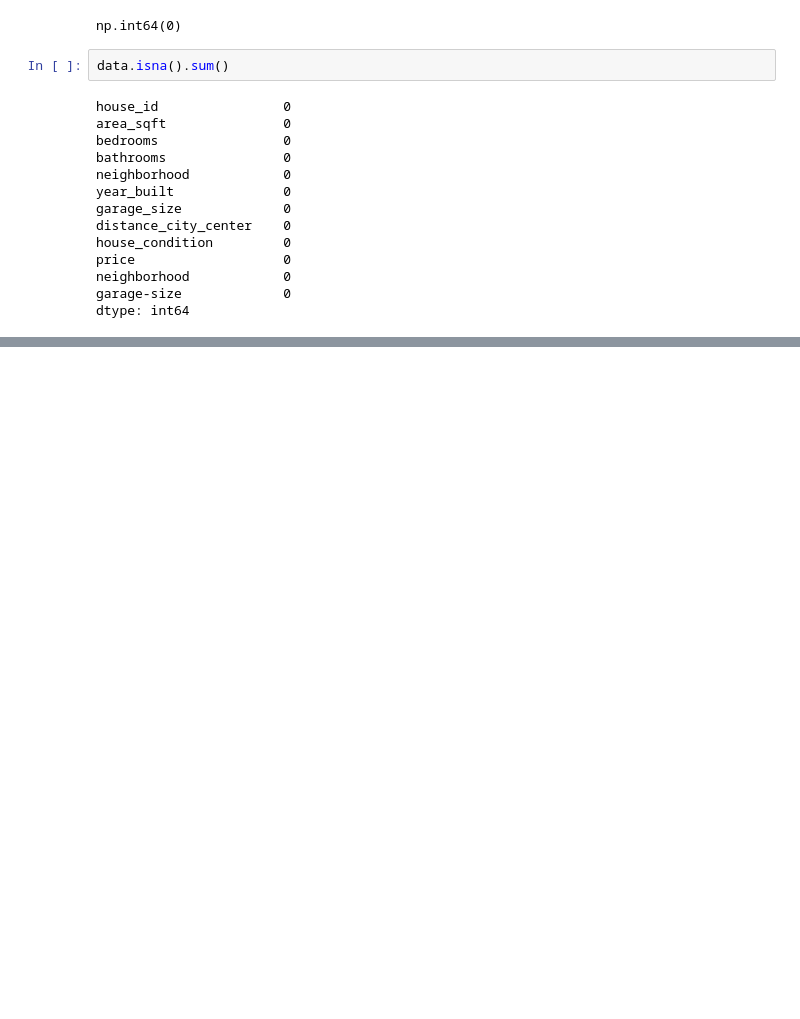
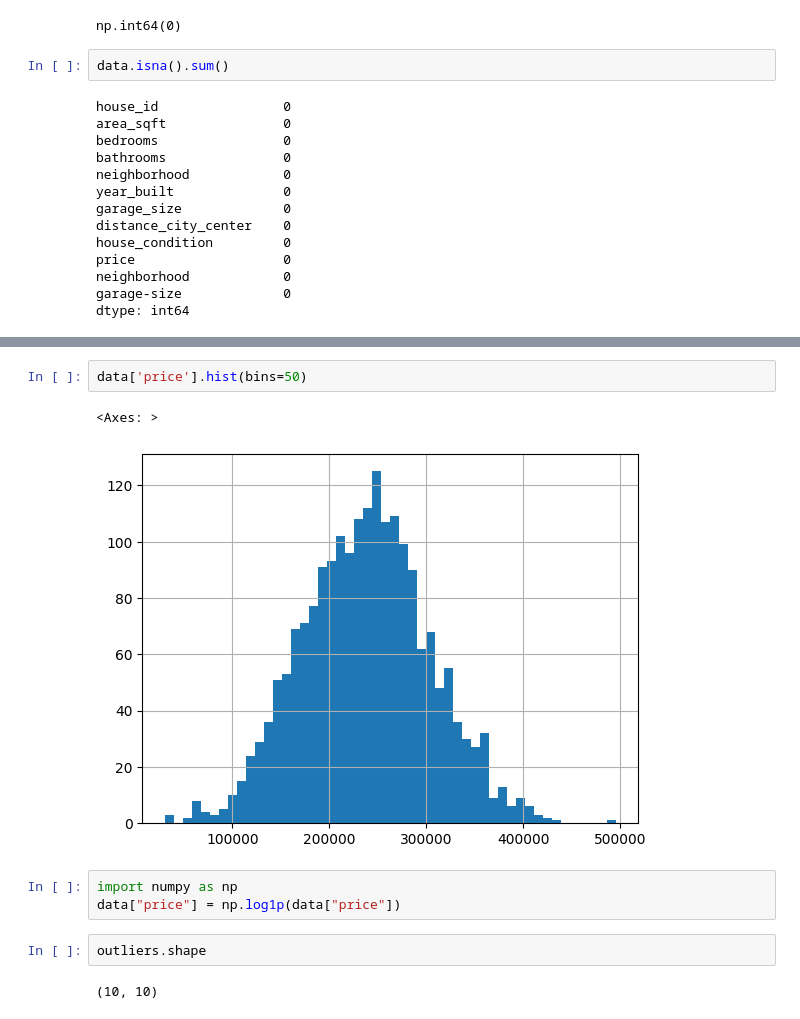
Before and after one commit to Abricos-gt/-End-to-End-House-Price-Analysis-and-Prediction, a Jupyter notebook: house-price-analysis.ipynb, the cells around one changed output, grey strips where cells are left out. Cells and saved outputs as stored; diff of their text form; blank space fills up the shorter version.

```diff
--- a/house-price-analysis.ipynb
+++ b/house-price-analysis.ipynb
@@ -286,0 +453,12 @@ dtype: int64
+# %%
+data['price'].hist(bins=50)
+# %% [output]
+<Axes: >
+[figure, added]
+# %%
+import numpy as np
+data["price"] = np.log1p(data["price"])
+# %%
+outliers.shape
+# %% [output]
+(10, 10)
```
Also changed, not shown: parts of 27 cells of this notebook.
